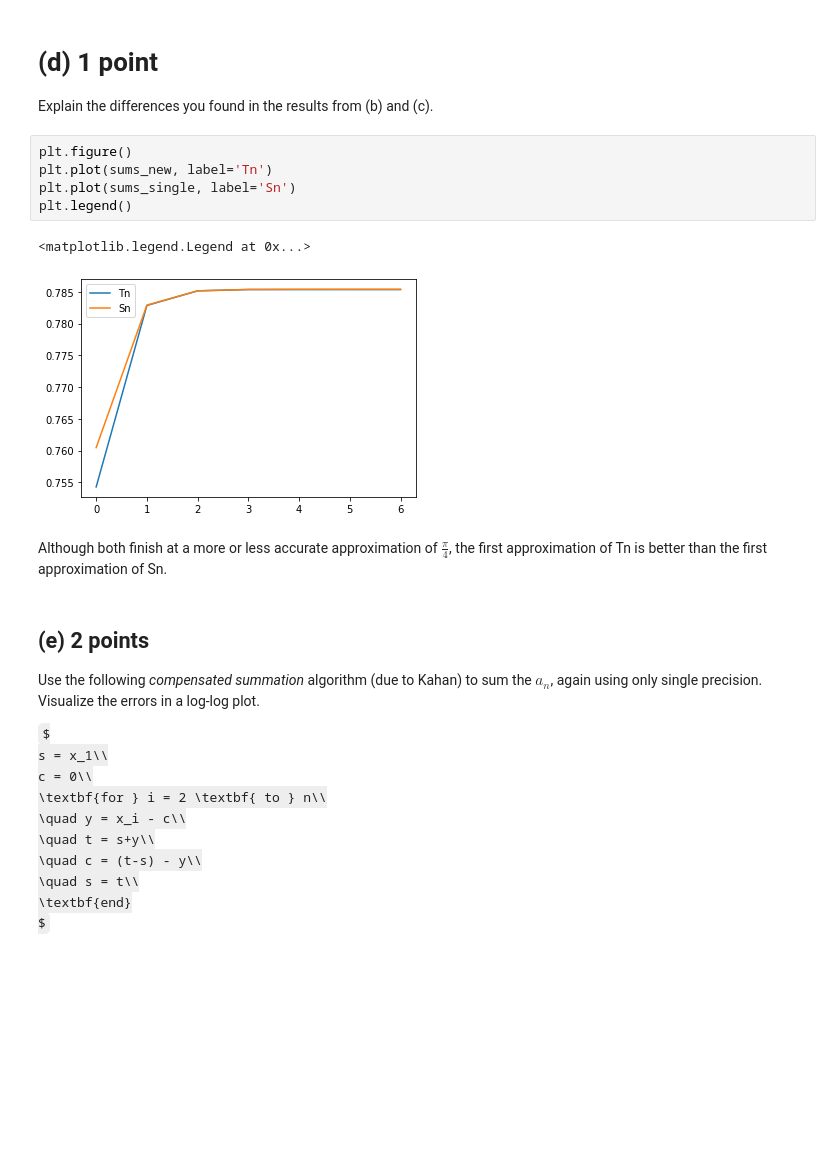
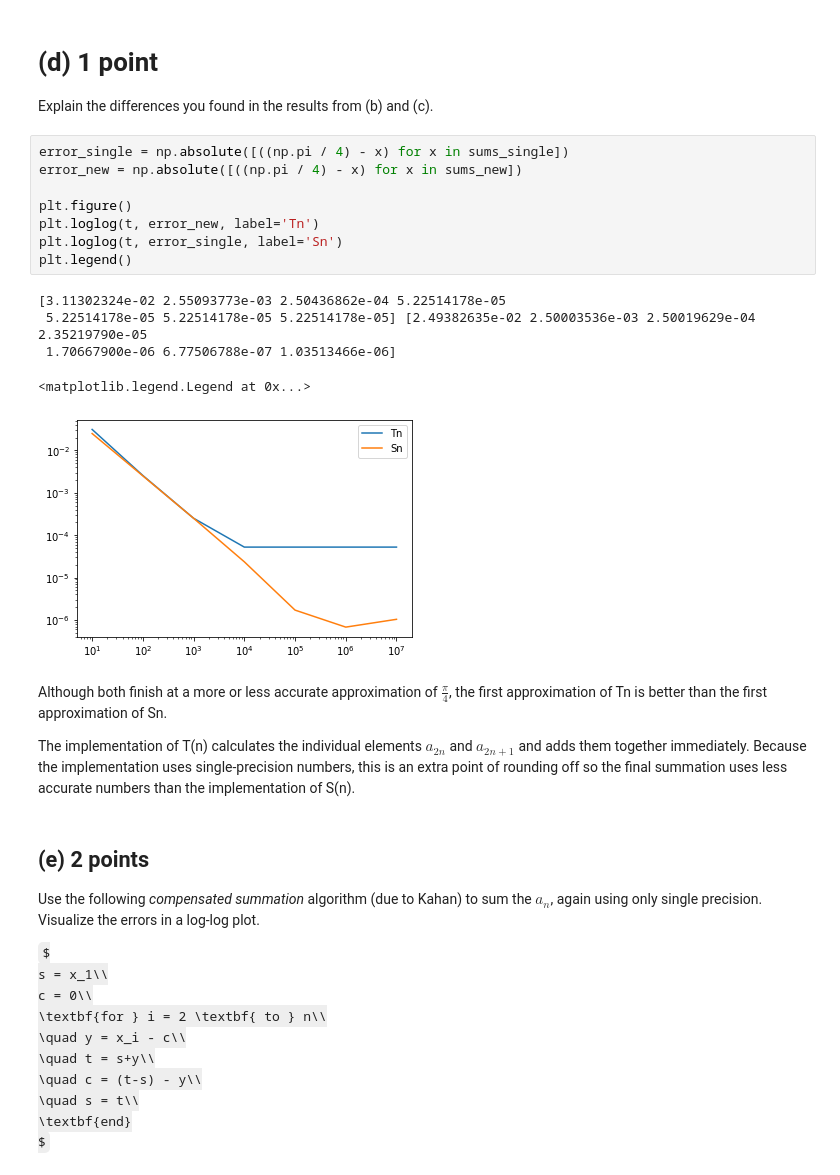
Before and after one commit to DaVinkie/NumAlg1, a Jupyter notebook: homework1.ipynb, the cells around one changed output. Drawn from its saved outputs; the diff is of its cells as text; some formulas as TeX source; blank space fills up the shorter version.

```diff
--- a/homework1.ipynb
+++ b/homework1.ipynb
@@ -238,16 +240,24 @@ Pi/4:  0.7853981633974483
 # %% [markdown]
 # (d) 1 point
 Explain the differences you found in the results from (b) and (c).
-# %%
-plt.figure()
-plt.plot(sums_new, label='Tn')
-plt.plot(sums_single, label='Sn')
-plt.legend()
-# %% [output]
-<matplotlib.legend.Legend at 0x...>
-[figure, removed]
+# %%
+error_single = np.absolute([((np.pi / 4) - x) for x in sums_single])
+error_new = np.absolute([((np.pi / 4) - x) for x in sums_new])
+
+plt.figure()
+plt.loglog(t, error_new, label='Tn')
+plt.loglog(t, error_single, label='Sn')
+plt.legend()
+# %% [output]
+[3.11302324e-02 2.55093773e-03 2.50436862e-04 5.22514178e-05
+ 5.22514178e-05 5.22514178e-05 5.22514178e-05] [2.49382635e-02 2.50003536e-03 2.50019629e-04 2.35219790e-05
+ 1.70667900e-06 6.77506788e-07 1.03513466e-06]
+<matplotlib.legend.Legend at 0x...>
+[figure, added]
 # %% [markdown]
 Although both finish at a more or less accurate approximation of $\frac{\pi}{4}$, the first approximation of Tn is better than the first approximation of Sn.
+
+The implementation of T(n) calculates the individual elements $a_{2n}$ and $a_{2n+1}$ and adds them together immediately. Because the implementation uses single-precision numbers, this is an extra point of rounding off so the final summation uses less accurate numbers than the implementation of S(n).
 # %% [markdown]
 ## (e) 2 points
 Use the following _compensated summation_ algorithm (due to Kahan) to sum the $a_n$, again using only single precision. Visualize the errors in a log-log plot.
```
Also changed, not shown: parts of 2 cells of this notebook.
